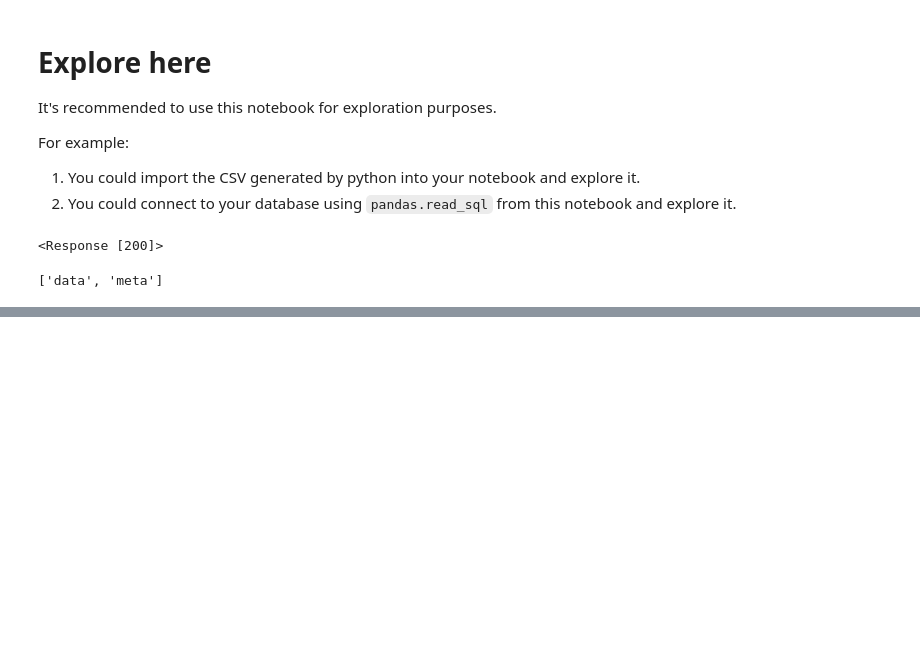
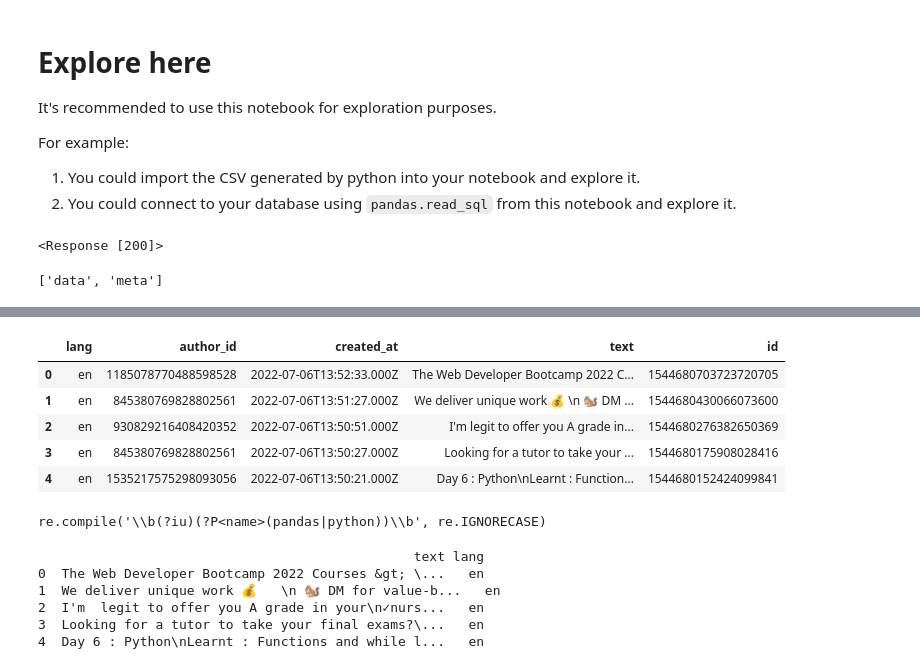
Before and after one commit to eperezvazquez/interacting-with-the-twitter-api-project-tutorial, a Jupyter notebook: src/explore.ipynb, the cells around one changed output, grey strips where cells are left out. Cells and saved outputs as stored; diff of their text form; code cells hidden in the pictures; blank space fills up the shorter version.

```diff
--- a/src/explore.ipynb
+++ b/src/explore.ipynb
@@ -104,0 +130,9 @@ df.describe()
+# %%
+df.head()
+# %% [output]
+|  | lang | author_id | created_at | text | id |
+| 0 | en | 1185078770488598528 | 2022-07-06T13:52:33.000Z | The Web Developer Bootcamp 2022 C... | 1544680703723720705 |
+| 1 | en | 845380769828802561 | 2022-07-06T13:51:27.000Z | We deliver unique work 💰 \n 🐿 DM ... | 1544680430066073600 |
+| 2 | en | 930829216408420352 | 2022-07-06T13:50:51.000Z | I'm legit to offer you A grade in... | 1544680276382650369 |
+| 3 | en | 845380769828802561 | 2022-07-06T13:50:27.000Z | Looking for a tutor to take your ... | 1544680175908028416 |
+| 4 | en | 1535217575298093056 | 2022-07-06T13:50:21.000Z | Day 6 : Python\nLearnt : Function... | 1544680152424099841 |
@@ -104,0 +143,62 @@ df.describe()
+# %%
+### Step 7: Search for the words
+
+#Now that you have your DataFrame of tweets set up, you're going to do a bit of text analysis to count how many tweets contain the words 'pandas', and 'python'. Define the following function word_in_text(), which will tell you whether the first argument (a word) occurs within the 2nd argument (a tweet).
+
+#> Make sure to convert any word or tweet text into lowercase.
+#> You can use the re python library (regular expression operations). See the documentation for guidance: https://docs.python.org/3/library/re.html#
+
+
+#1. import de `re` library using `import re` =ok
+#2. Define your `word_in_text` function and implement the code. = ok
+
+df= pd.read_csv('coding-tweets.csv')
+#print(df_tweets.to_string())
+lowercaseString = df.to_string().lower()
+keys = "pandas|python"
+p = re.compile(u'\\b(?iu)(?P<name>(%s))\\b' % keys)
+print(p)
+# %% [output]
+re.compile('\\b(?iu)(?P<name>(pandas|python))\\b', re.IGNORECASE)
+# %%
+### Step 11:
+
+#Iterate through dataframe rows counting the number of tweets in which pandas and python are mentioned, using your word_in_text() function.
+
+#1. Initialize list to store tweet counts = ok
+#2. Iterate through df, counting the number of tweets in which each(pandas and python) is mentioned. =ok
+
+def word_in_text(word, tweet):
+    word = word.lower()
+    text = tweet.lower()
+    match = re.search(word, tweet)
+
+    if match:
+        return True
+    return False
+
+# Build DataFrame of tweet texts and languages
+df = pd.DataFrame(tweets_data, columns=['text', 'lang'])
+
+# Print head of DataFrame
+print(df.head())
+
+ #iterate over the rows of the DataFrame and calculate how many tweets contain
+ #each of our keywords! The list of objects for each candidate has been
+ #initialized to 0
+
+# 1. Initialize list to store tweet counts = ok
+[pandas, python] = [0, 0]
+
+# 2. Iterate through df, counting the number of tweets in which each(pandas and python) is mentioned. =ok
+# each pandas and python is mentioned
+for index, row in df.iterrows():
+   pandas += word_in_text('pandas', row['text'])
+   python += word_in_text('python', row['text'])
+# %% [output]
+                                                text lang
+0  The Web Developer Bootcamp 2022 Courses &gt; \...   en
+1  We deliver unique work 💰   \n 🐿 DM for value-b...   en
+2  I'm  legit to offer you A grade in your\n✓nurs...   en
+3  Looking for a tutor to take your final exams?\...   en
+4  Day 6 : Python\nLearnt : Functions and while l...   en
```
Also changed, not shown: parts of 13 cells of this notebook, 1 other file.
